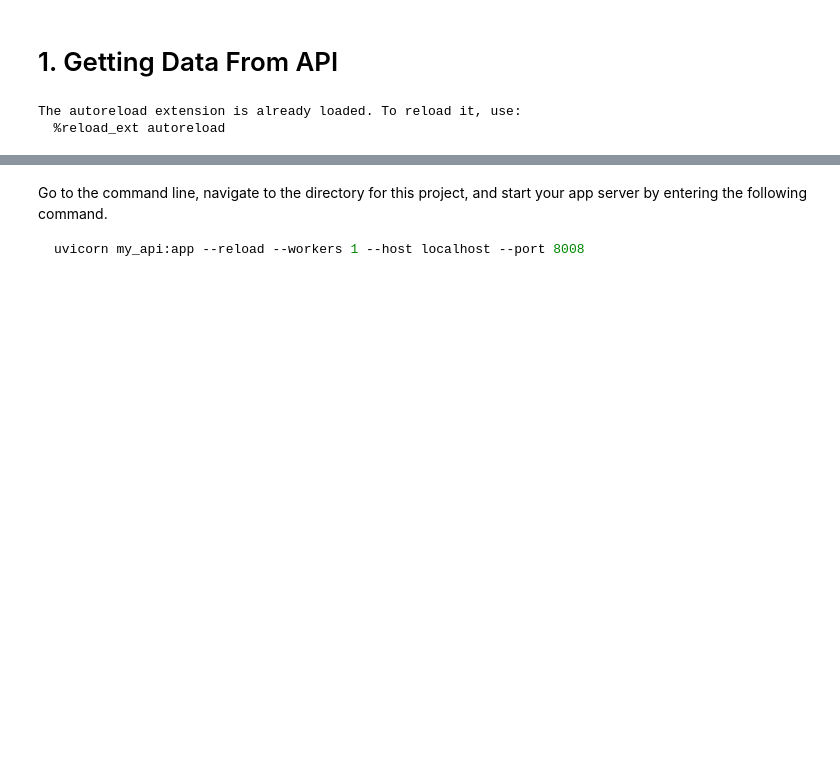
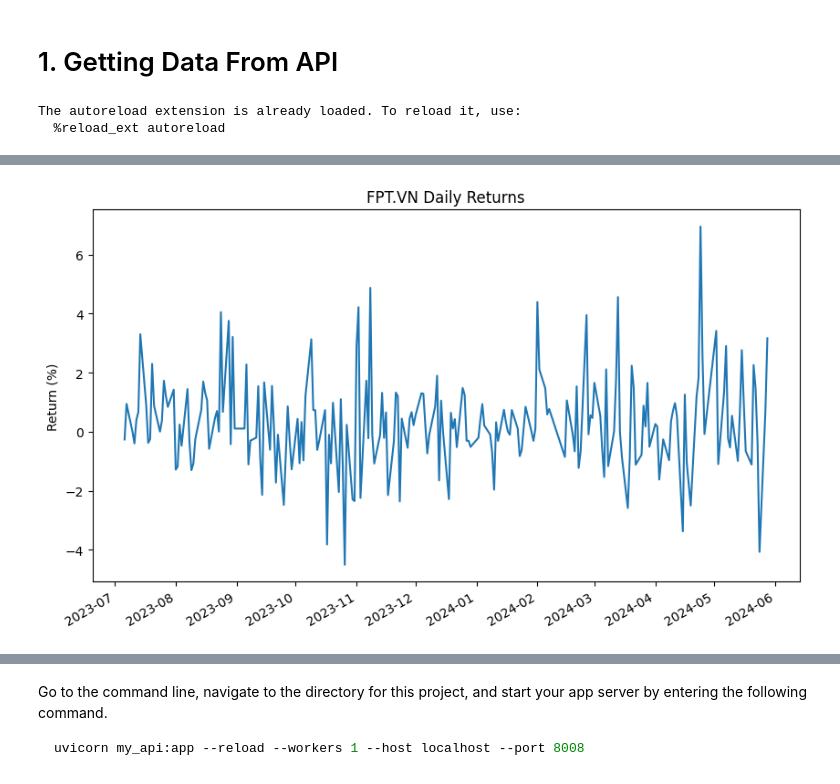
Before and after one commit to haison19952013/Personal-Data-Science-Projects, a Jupyter notebook: Stock Volatility Forecasting In Vietnam/main.ipynb, the cells around one changed output, grey strips where cells are left out. Drawn from its saved outputs; the diff is of its cells as text; code cells hidden in the pictures; blank space fills up the shorter version.

```diff
--- a/Stock Volatility Forecasting In Vietnam/main.ipynb
+++ b/Stock Volatility Forecasting In Vietnam/main.ipynb
@@ -62,0 +20,12 @@ gm_FPT.load()
+# %%
+use_new_data = False
+ticker = 'FPT.VN'
+connection = sqlite3.connect(settings.db_name, check_same_thread=False)
+repo = data.SQLRepository(connection = connection)
+if use_new_data:
+    # Instantiate API
+    api = data.EodhdAPI()
+    new_data = api.get_daily(ticker)
+    # Insert data into repo
+    repo.insert_table(table_name = ticker, records = new_data, if_exists = 'replace')
+df = repo.read_table(table_name = ticker, limit = None)
@@ -62,0 +53,9 @@ gm_FPT.load()
+# %%
+def wrangle(df):
+    df['return'] = df['close'].pct_change() * 100
+    df.dropna(inplace=True)
+    df = df.loc['2023-07-06':]
+    return df
+# %%
+df_wrangle = wrangle(df)
+df_wrangle.head()
@@ -62,0 +70,8 @@ gm_FPT.load()
+# %%
+fig, ax = plt.subplots(1, 1, figsize=(10, 6))
+df_wrangle['return'].plot(ax = ax)
+ax.set_title(f'{ticker} Daily Returns')
+ax.set_ylabel('Return (%)')
+ax.set_xlabel('');
+# %% [output]
+[figure, added]
```
Also changed, not shown: parts of 46 cells of this notebook, 2 other files.
